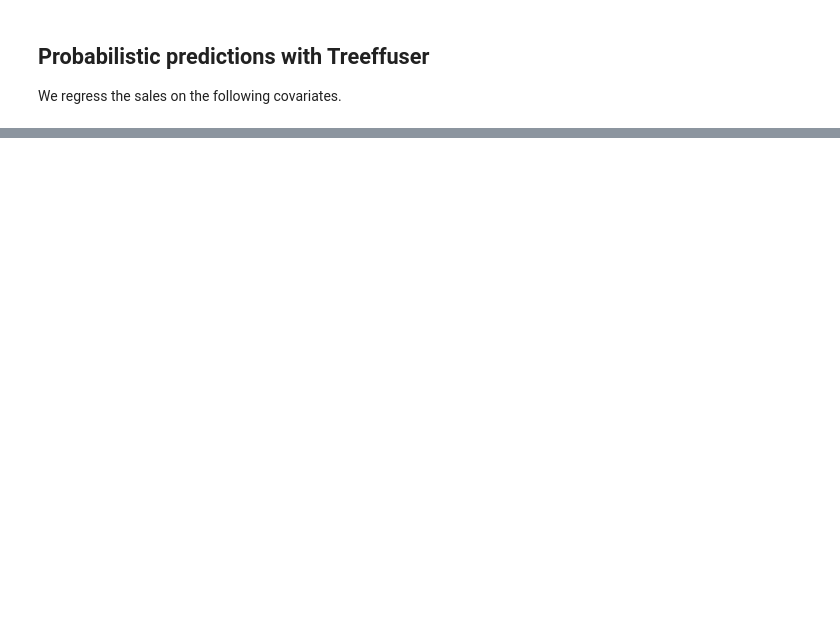
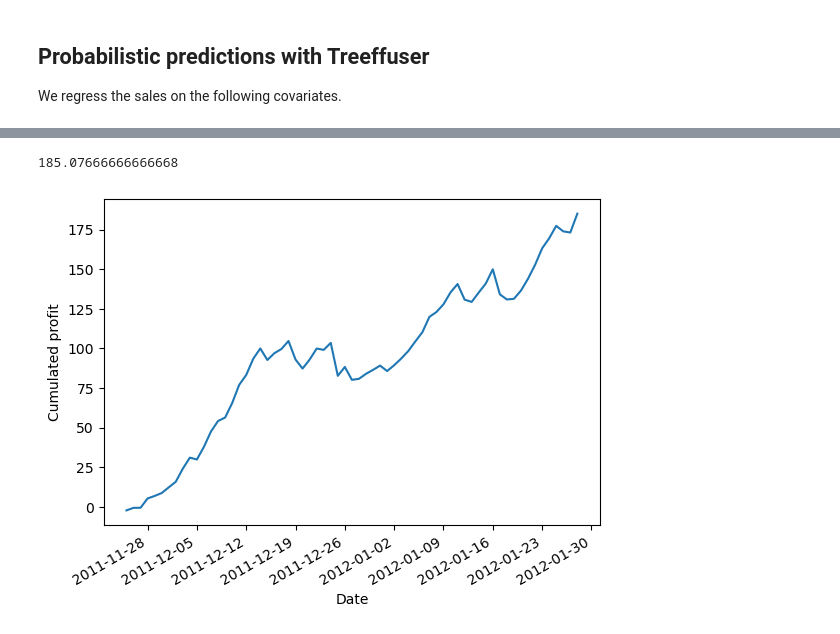
Before and after one commit to blei-lab/treeffuser, a Jupyter notebook: examples/m5-news-vendor-notebook.ipynb, the cells around one changed output, grey strips where cells are left out. Cells and saved outputs as stored; diff of their text form; code cells hidden in the pictures; blank space fills up the shorter version.

```diff
--- a/examples/m5-news-vendor-notebook.ipynb
+++ b/examples/m5-news-vendor-notebook.ipynb
@@ -193,3 +224,3 @@ We are now ready to fit the data. We use `cat_idx` to tell Treeffuser which colu
 # %%
-model = Treeffuser()
-model.fit(X_train, y_train, cat_idx=cat_idx)
+model = Treeffuser(seed=0)
+model.fit(X_train, y_train)
@@ -195,0 +235,2 @@ model.fit(X_train, y_train, cat_idx=cat_idx)
+# %%
+y_test_samples = model.sample(X_test, n_samples=100, seed=0, n_steps=50, verbose=True)
@@ -195,0 +286,36 @@ model.fit(X_train, y_train, cat_idx=cat_idx)
+# %%
+# we don't know the profit margin of each item, so we assume it is 50%.
+profit_margin = 0.5
+
+prices = X_test["sell_price"].values
+stocking_cost = prices / (1 + profit_margin)
+
+# Compute optimal quantities.
+optimal_quantities = newsvendor_optimal_quantity(y_test_samples, prices, stocking_cost)
+
+# Treeffuser models continuous responses, hence we cast the predicted quantities into int
+optimal_quantities = optimal_quantities.astype(int)
+
+profit = newsvendor_utility(y_test, optimal_quantities, prices, stocking_cost)
+profit.sum()
+# %% [output]
+185.07666666666668
+# %%
+X_test_results = pd.DataFrame({
+    "date": dates_test,
+    "profit": profit
+})
+daily_profit = X_test_results.groupby("date").sum().sort_values("date").reset_index()
+# %%
+import matplotlib.pyplot as plt
+import matplotlib.dates as mdates
+
+
+plt.plot(pd.to_datetime(daily_profit["date"]), daily_profit["profit"].cumsum())
+plt.ylabel("Cumulated profit")
+plt.xlabel("Date")
+plt.gca().xaxis.set_major_locator(mdates.WeekdayLocator(byweekday=mdates.MONDAY))
+plt.gca().xaxis.set_major_formatter(mdates.DateFormatter('%Y-%m-%d'))
+plt.gcf().autofmt_xdate()
+# %% [output]
+[figure, added]
```
Also changed, not shown: parts of 26 cells of this notebook.
